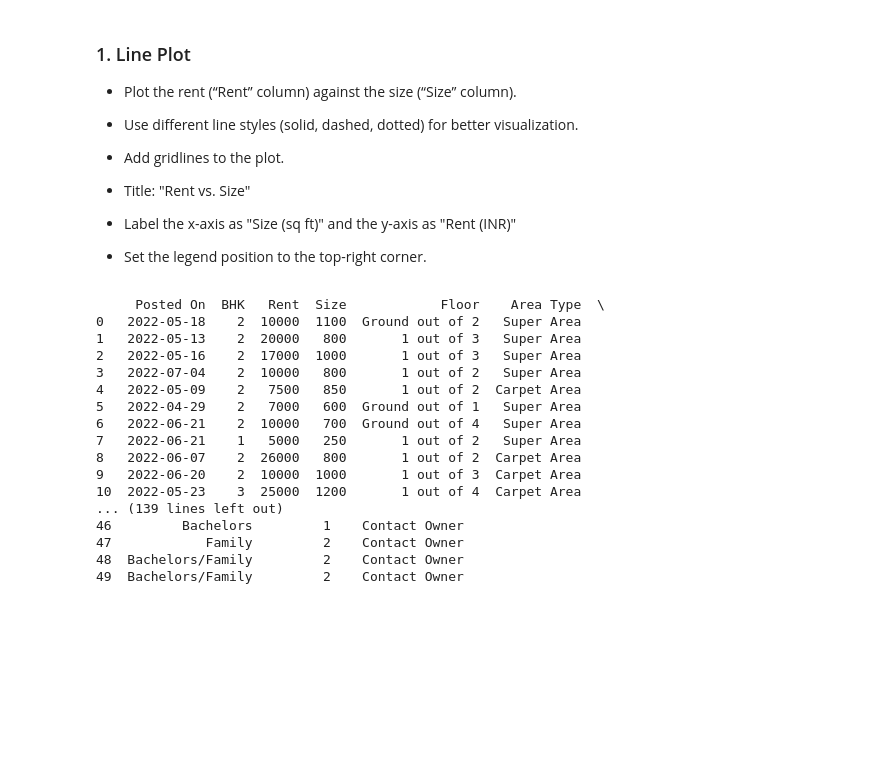
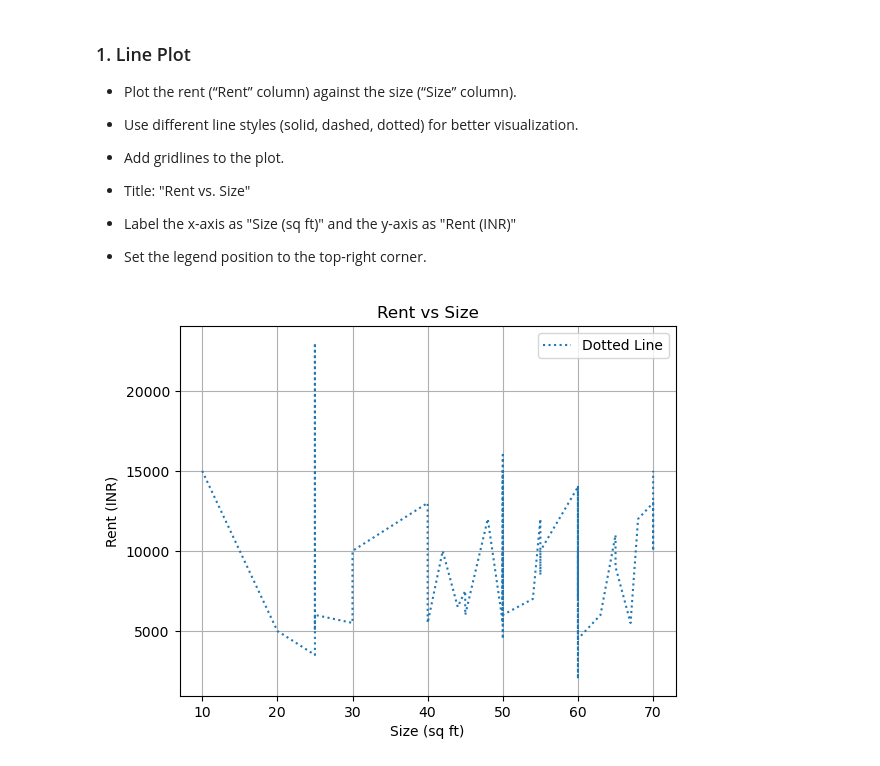
Before and after one commit to shivammarkanday/DV_Lab, a Jupyter notebook: lab2.ipynb, the cells around one changed output. Saved outputs shown, nothing was run; the diff lists cells and outputs as text; code cells hidden in the pictures; blank space fills up the shorter version.

```diff
--- a/lab2.ipynb
+++ b/lab2.ipynb
@@ -17,28 +17,30 @@
 # %%
 import pandas as pd
 import matplotlib.pyplot as plt
 
 data = pd.read_csv("Datasets/House_Rent_Dataset.csv")
 
-sample_data = data.head(50)
+sorted_data = data.sort_values(by='Size')
+
+sample_data = sorted_data.head(50)
 
 size = sample_data["Size"]
 rent = sample_data["Rent"]
+
+# plt.plot(size, rent, linestyle='solid', label='Solid line')
+# plt.plot(size, rent, linestyle='dashed', label='Dashed Line')
+plt.plot(size, rent, linestyle='dotted', label='Dotted Line')
+
+plt.title("Rent vs Size")
+plt.xlabel("Size (sq ft)")
+plt.ylabel("Rent (INR)")
+
+plt.grid(True)
+
+plt.legend()
+
+plt.savefig("line_plot_rent_vs_size.png")
+
+plt.show()
 # %% [output]
-     Posted On  BHK   Rent  Size            Floor    Area Type  \
-0   2022-05-18    2  10000  1100  Ground out of 2   Super Area
-1   2022-05-13    2  20000   800       1 out of 3   Super Area
-2   2022-05-16    2  17000  1000       1 out of 3   Super Area
-3   2022-07-04    2  10000   800       1 out of 2   Super Area
-4   2022-05-09    2   7500   850       1 out of 2  Carpet Area
-5   2022-04-29    2   7000   600  Ground out of 1   Super Area
-6   2022-06-21    2  10000   700  Ground out of 4   Super Area
-7   2022-06-21    1   5000   250       1 out of 2   Super Area
-8   2022-06-07    2  26000   800       1 out of 2  Carpet Area
-9   2022-06-20    2  10000  1000       1 out of 3  Carpet Area
-10  2022-05-23    3  25000  1200       1 out of 4  Carpet Area
-... (139 lines left out)
-46         Bachelors         1    Contact Owner
-47            Family         2    Contact Owner
-48  Bachelors/Family         2    Contact Owner
-49  Bachelors/Family         2    Contact Owner
+[figure, added]
```
Also changed, not shown: 1 other file.
